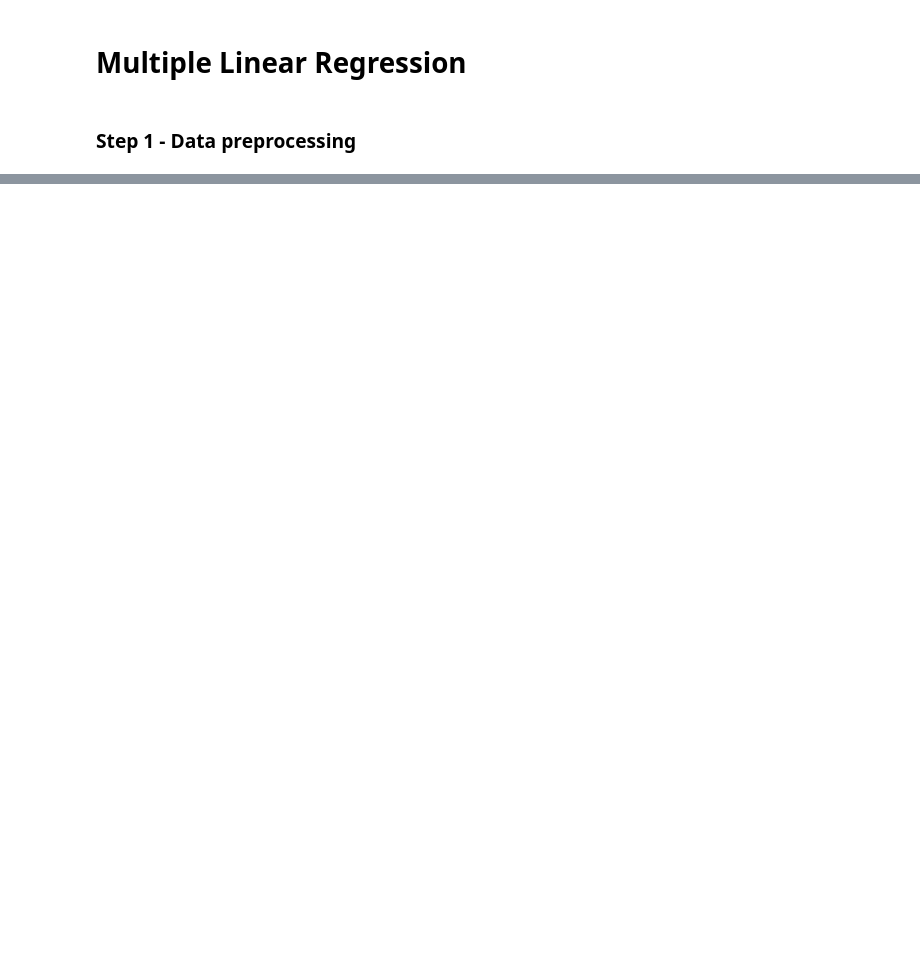
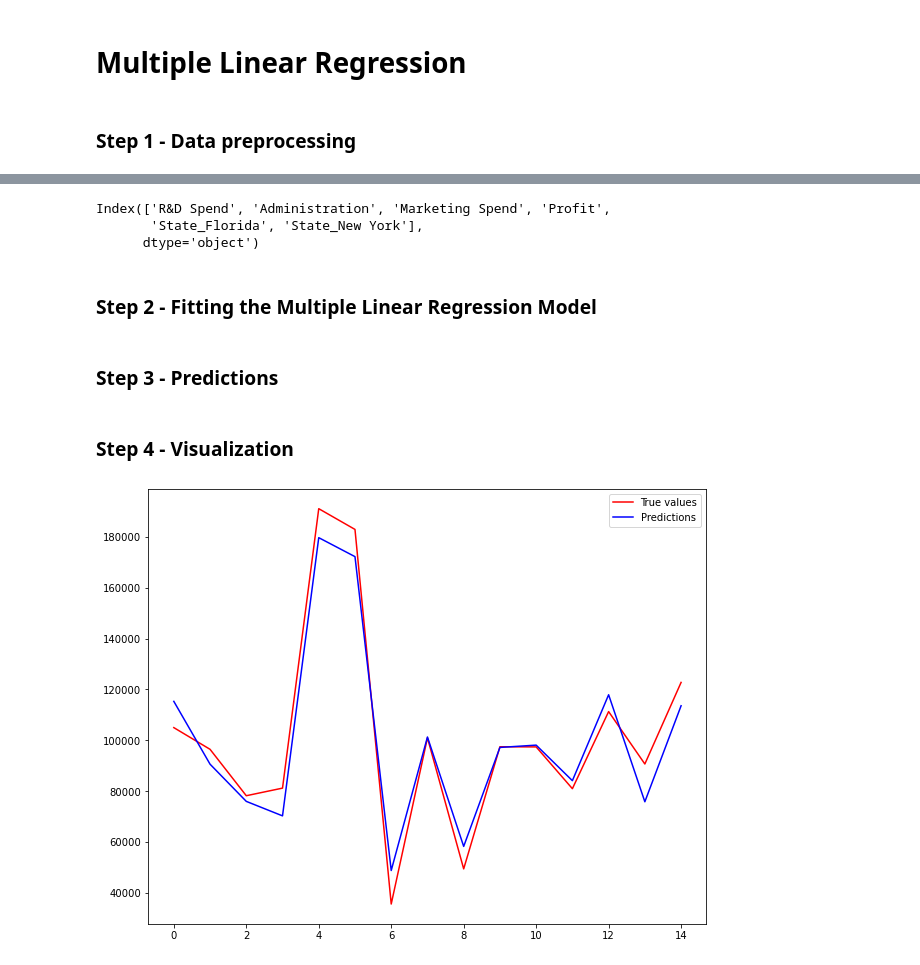
Before and after one commit to diogojfr/50-days-ML, a Jupyter notebook: Codes/Day 3 - Multiple Linear Regression.ipynb, the cells around one changed output, grey strips where cells are left out. Drawn from its saved outputs; the diff is of its cells as text; code cells hidden in the pictures; blank space fills up the shorter version.

```diff
--- a/Codes/Day 3 - Multiple Linear Regression.ipynb
+++ b/Codes/Day 3 - Multiple Linear Regression.ipynb
@@ -12,0 +21,40 @@ FileNotFoundError: [Errno 2] No such file or directory: '50_Startups.csv'
+# %%
+# encoding categorical data
+# creating dummies variables and dropping the first
+dataset = pd.get_dummies(dataset, drop_first=True)
+dataset.columns
+# %% [output]
+Index(['R&D Spend', 'Administration', 'Marketing Spend', 'Profit',
+       'State_Florida', 'State_New York'],
+      dtype='object')
+# %%
+# Spliting data
+from sklearn.model_selection import train_test_split
+y_col=['Profit']
+y=dataset[y_col]
+X=dataset.drop(columns=y_col)
+X_train,X_test,y_train,y_test = train_test_split(X, y, test_size=0.3, random_state=1)
+# %% [markdown]
+### Step 2 - Fitting the Multiple Linear Regression Model
+# %%
+from sklearn.linear_model import LinearRegression
+regressor = LinearRegression()
+model = regressor.fit(X_train,y_train)
+# %% [markdown]
+### Step 3 - Predictions
+# %%
+y_pred=model.predict(X_test)
+# %% [markdown]
+### Step 4 - Visualization
+# %%
+import seaborn as sns
+%matplotlib inline
+#data_comp=[y_pred, np.array(y_test)]
+
+plt.figure(figsize=(10,8))
+plt.plot(np.array(y_test), color='red')
+plt.plot(y_pred,color='blue')
+plt.legend(['True values','Predictions'], loc='upper right')
+plt.show()
+# %% [output]
+[figure, added]
```
Also changed, not shown: parts of 3 cells of this notebook.
